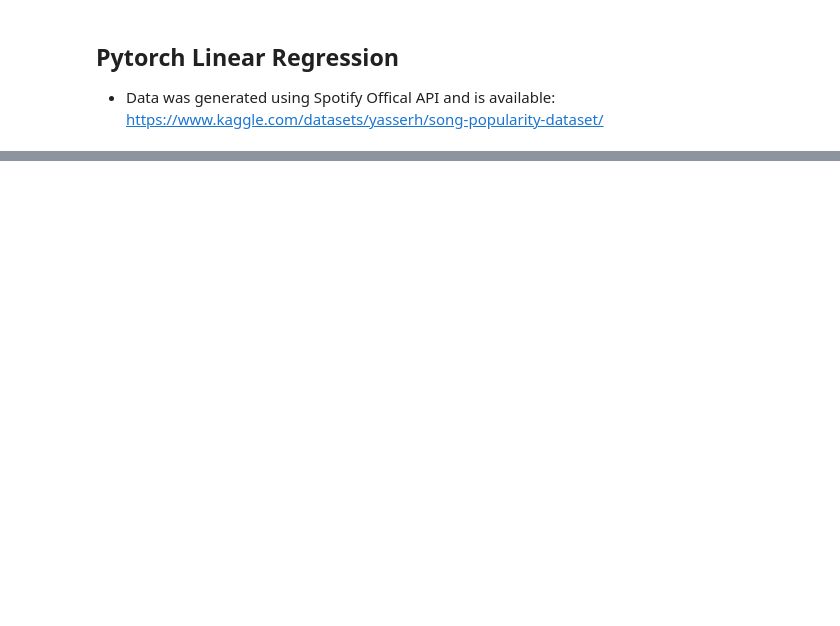
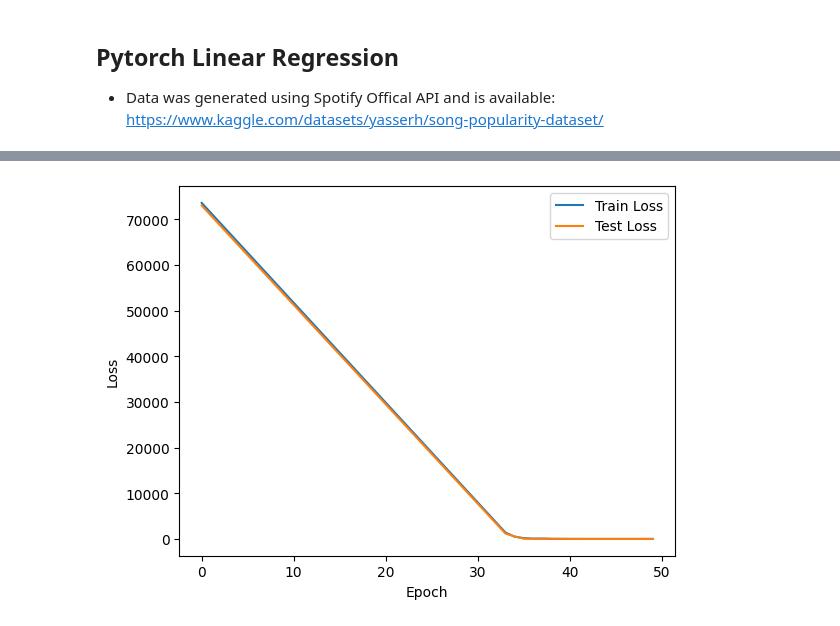
Before and after one commit to zfenton/https---github.com-zfenton-GitHubPortfolio, a Jupyter notebook: pytorch_FirstLinearModel.ipynb, the cells around one changed output, grey strips where cells are left out. Drawn from its saved outputs; the diff is of its cells as text; code cells hidden in the pictures; blank space fills up the shorter version.

Commit message:
updated plots

```diff
--- a/pytorch_FirstLinearModel.ipynb
+++ b/pytorch_FirstLinearModel.ipynb
@@ -92,9 +67,11 @@ class LinearRegressionModel(nn.Module):
             torch.randn(1, 13, dtype=torch.float),
             requires_grad=True
             )
+
     # Goal is to optimize the weights using the optimizer (backpropagation)
     def forward(self, x: torch.Tensor) -> torch.Tensor:
             return (self.weights * x + self.bias).sum(axis=1)
+
     # Create trainModel Method to perform backpropogation
     # and weight adjustment for optimization
     def trainModel(
@@ -140,6 +117,7 @@ class LinearRegressionModel(nn.Module):
             self.eval()
             with torch.inference_mode():
                 self.evaluate(X_test, y_test, epoch, loss_fn, loss)
+
     def evaluate(self, X_test, y_test, epoch_nb, loss_fn, train_loss):
         '''
         Evaluates current epoch performance on the test set.
@@ -150,9 +128,21 @@ class LinearRegressionModel(nn.Module):
             self.train_loss_values.append(train_loss.detach().numpy())
             self.test_loss_values.append(test_loss.detach().numpy())
             print(f"Epoch: {epoch_nb} - MAE Train Loss: {train_loss} - MAE Test Loss: {test_loss} ")
+
+    def plot_loss(self):
+        '''
+        Plots train and test loss.
+        '''
+        plt.plot(self.train_loss_values, label='Train Loss')
+        plt.plot(self.test_loss_values, label='Test Loss')
+        plt.xlabel('Epoch')
+        plt.ylabel('Loss')
+        plt.legend()
+        plt.show()
 # %%
 # Train model using Adam optimizer and 0.001 learning rate
 adam_model = LinearRegressionModel('Adam')
 
 adam_model.trainModel(500, X_train, X_test, y_train, y_test, 0.001)
+adam_model.plot_loss()
 # %% [output]
@@ -176,3 +166,4 @@ Epoch: 490 - MAE Train Loss: 19.36386489868164 - MAE Test Loss: 19.1527538299560
+[figure, added]
 # %%
 # Now use Stochastic Gradient Descent (SGD) optimizer with 0.001 learning rate
 # Notice that the MAE does not improve. SGD is very sensitive to features and could be optimized by feature scaling
```
Also changed, not shown: parts of 5 cells of this notebook.
